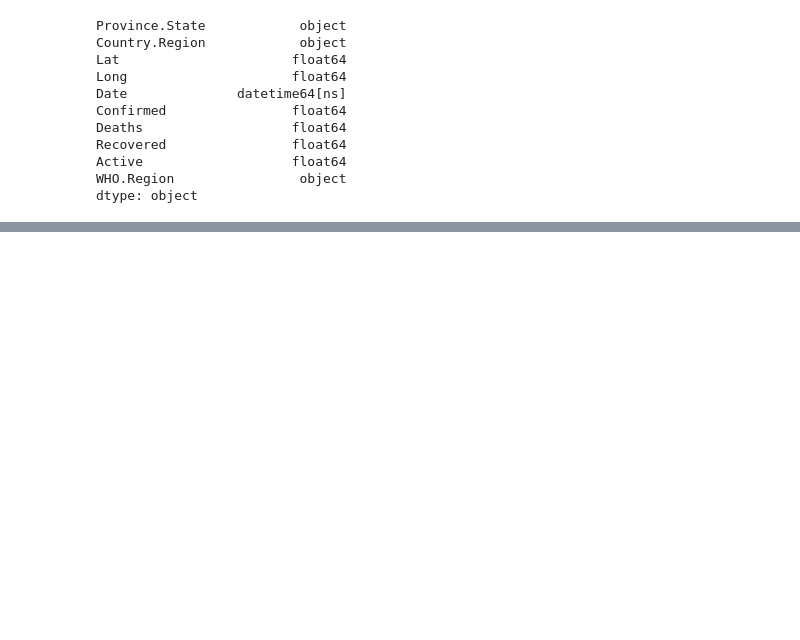
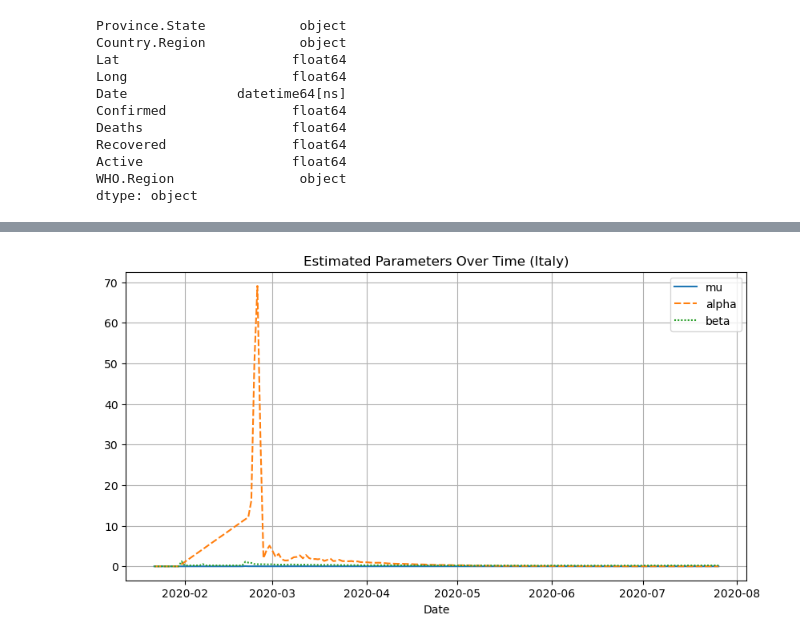
Before and after one commit to npandayVU/covid, a Jupyter notebook: analysis.ipynb, the cells around one changed output, grey strips where cells are left out. Saved outputs shown, nothing was run; the diff lists cells and outputs as text; code cells hidden in the pictures; blank space fills up the shorter version.

Commit message:
Added parameter estimations

```diff
--- a/analysis.ipynb
+++ b/analysis.ipynb
@@ -307,0 +344,33 @@ dtype: object
+# %%
+GAMMA = 1/4.5
+
+def estimate_params(df, gamma, country):
+    daywise = df[df['Country.Region'] == country][['Date','Active','Recovered','Deaths']]\
+                .set_index('Date')
+    population = pd.read_sql_query(f"""
+                                    SELECT Population FROM worldometer_data
+                                    WHERE "Country.Region" = '{country}';
+                                    """, covid_database).iloc[0, 0]
+
+    infected = daywise['Active'][:-1]
+    recovered = daywise['Recovered'][:-1]
+    new_infected = daywise['Active'].diff()
+    new_deaths = daywise['Deaths'].diff()
+    new_recoveries = daywise['Recovered'].diff()
+
+    params = {
+        'mu':(new_deaths / infected).fillna(0),
+        'alpha': (gamma * infected - new_recoveries) / recovered
+    }
+
+    susceptible = (population - daywise['Active'] - daywise['Recovered'] - daywise['Deaths'])[:-1]
+    beta_num = new_infected + params['mu'] * infected + gamma * infected
+    beta_den = susceptible * infected / population
+    params['beta'] = beta_num / beta_den
+
+    return pd.DataFrame(params, index=daywise.index[:-1]).fillna(0)
+
+params = estimate_params(complete, GAMMA, 'Italy')
+lineplot(params, title='Estimated Parameters Over Time (Italy)', xlabel='Date', ylabel=None)
+# %% [output]
+[figure, added]
```
Also changed, not shown: parts of 5 cells of this notebook.
